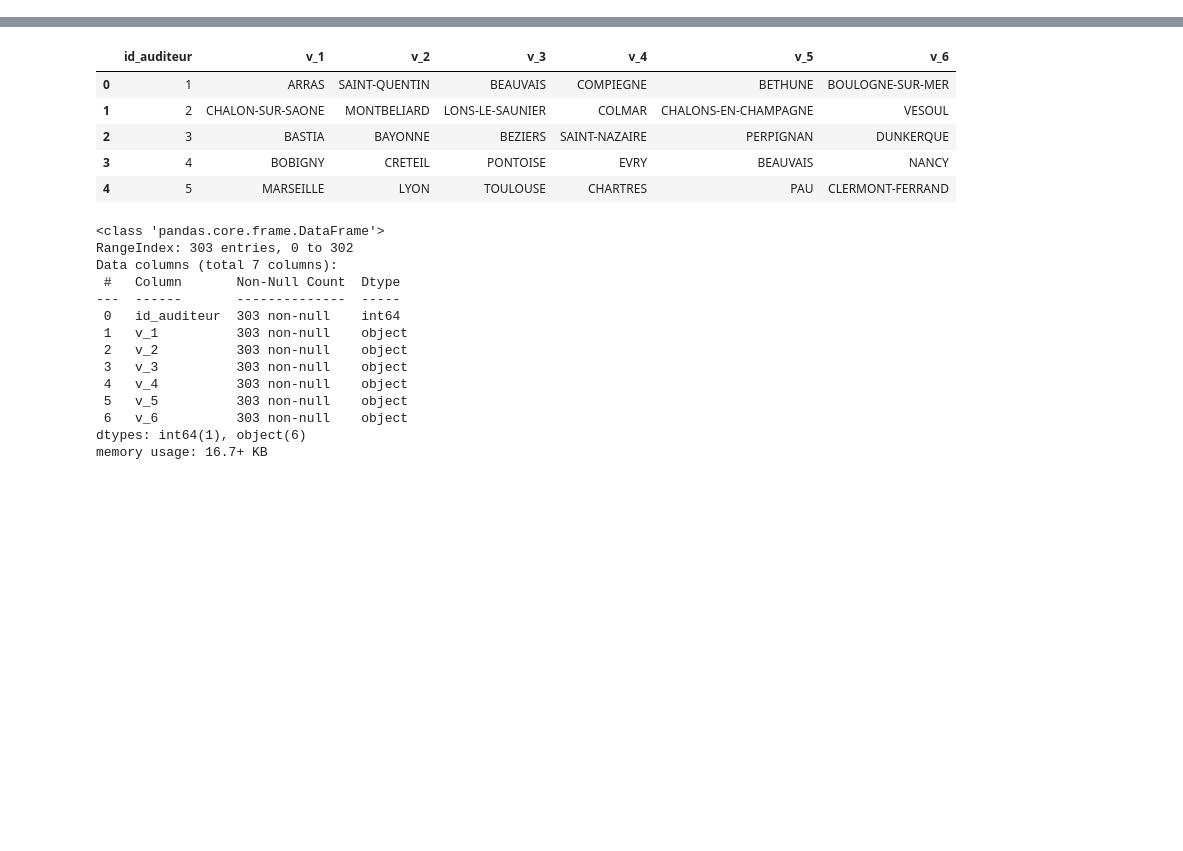
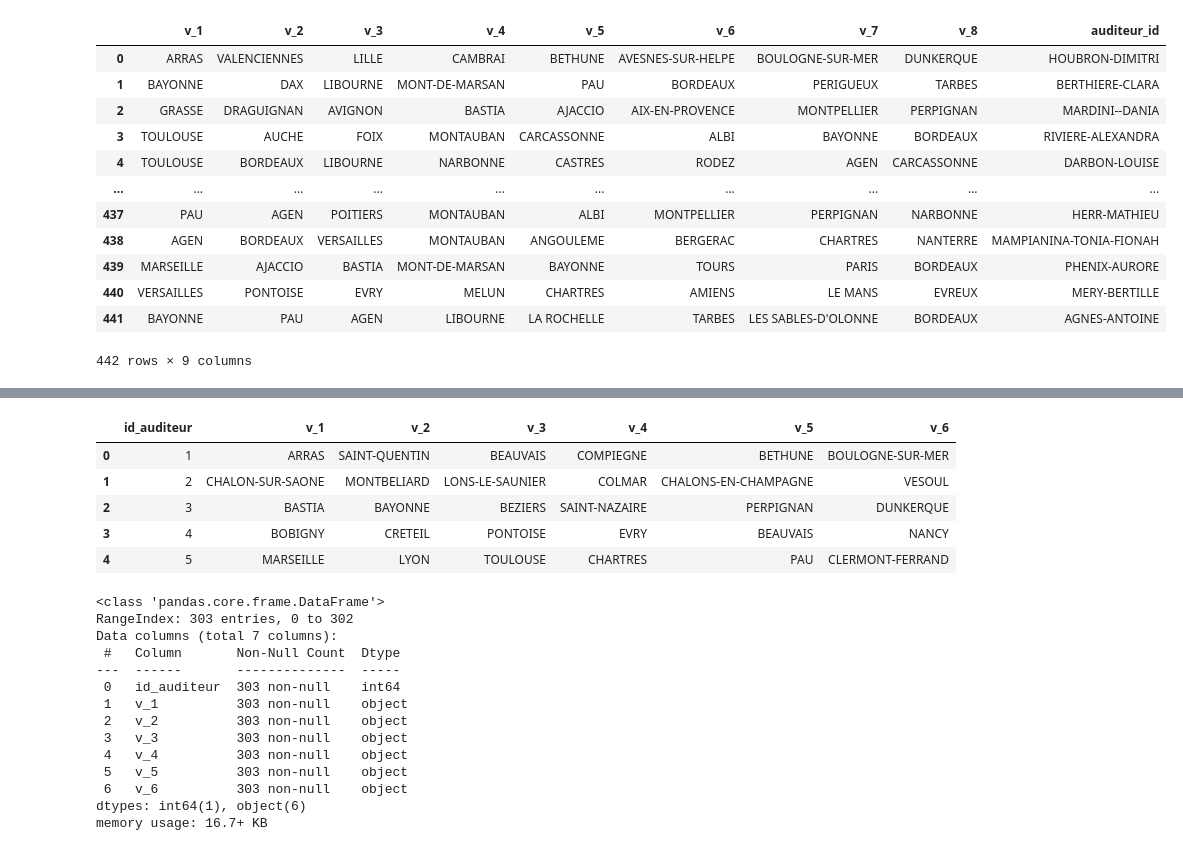
Before and after one commit to L1ttleFinger/repartition_enm, a Jupyter notebook: refactor/test.ipynb, the cells around one changed output, grey strips where cells are left out. Drawn from its saved outputs; the diff is of its cells as text; code cells hidden in the pictures; blank space fills up the shorter version.

```diff
--- a/refactor/test.ipynb
+++ b/refactor/test.ipynb
@@ -19,0 +23,29 @@ postes_df.head()
+# %%
+def clean_names(name):
+    replacements = {'BEAUVAIS': 'BEAUVAIX', 'AIX': 'AIX-EN-PROVENCE', 'BEZIER': 'BEZIERS', 'AUCH': 'AUCHE', 'CHARTES': 'CHARTRES', 'PERIGEUX': 'PERIGUEUX', 'STASBOURG': 'STRASBOURG', 'CARCASSONE': 'CARCASSONNE', 'TOULOU': 'TOULOUSE', 'SAINTE': 'SAINTES', 'VALENCIENNE':'VALENCIENNES',
+                    'BENSANCON':'BESANCON', 'CLERMON-FERRAND': 'CLERMONT-FERRAND', 'BRIVES-LA-GAILLARDE': 'BRIVE-LA-GAILLARDE', 'LAROCHELLE': 'LA ROCHELLE',
+                    'SAINT-BRIEUX': 'SAINT-BRIEUC', 'AMIEN': 'AMIENS', 'LES SABLES-D-OLONNE': "LES SABLES-D'OLONNE", 'ANNCEY': 'ANNECY',
+                    'VILLEFRANCE-SUR-SAONE': 'VILLEFRANCHE-SUR-SAONE', 'THONONS-LES-BAINS': 'THONON-LES-BAINS'
+                    }
+    name = unidecode(name).upper().strip()
+    if name[:3] == 'TJ ' or name[:3] == 'TJ-':
+        name = name[3:]
+    if name[:3] == 'ST ' or name[:3] == 'ST-':
+        name = 'SAINT-' + name[3:]
+    if (name[:2] == 'LA' or name[:2] == 'LE') and name[2] == '-':
+        name = name[:2] + ' ' + name[3:]
+    if name[:3] == 'LES' and name[3] == '-':
+        name = name[:3] + ' ' + name[4:]
+    name_list = name.split()
+    if len(name_list) >= 2:
+        if name_list[0] not in ['LES', 'LA', 'LE']:
+            name = name.replace(' ', '-')
+        else:
+            name = name_list[0] + ' ' + '-'.join(name_list[1:])
+    try:
+        name = replacements[name]
+    except:
+        pass
+    return name
+# %%
+sondage_df = sondage_df.map(clean_names)
@@ -19,0 +57,19 @@ postes_df.head()
+# %%
+villes_a_supprimer = ['VERDUN', 'CHAUMONT', 'SAINT-QUENTIN', 'FONTAINEBLEAU', 'DIGNE', 'SENS']
+filter = sondage_df['v_1'].isin(villes_a_supprimer) | sondage_df['v_2'].isin(villes_a_supprimer) | sondage_df['v_3'].isin(villes_a_supprimer) | sondage_df['v_4'].isin(villes_a_supprimer) | sondage_df['v_5'].isin(villes_a_supprimer) | sondage_df['v_6'].isin(villes_a_supprimer) | sondage_df['v_7'].isin(villes_a_supprimer) | sondage_df['v_8'].isin(villes_a_supprimer)
+sondage_df = sondage_df.drop(sondage_df[filter].index).reset_index(drop=True)
+sondage_df
+# %% [output]
+|  | v_1 | v_2 | v_3 | v_4 | v_5 | v_6 | v_7 | v_8 | auditeur_id |
+| 0 | ARRAS | VALENCIENNES | LILLE | CAMBRAI | BETHUNE | AVESNES-SUR-HELPE | BOULOGNE-SUR-MER | DUNKERQUE | HOUBRON-DIMITRI |
+| 1 | BAYONNE | DAX | LIBOURNE | MONT-DE-MARSAN | PAU | BORDEAUX | PERIGUEUX | TARBES | BERTHIERE-CLARA |
+| 2 | GRASSE | DRAGUIGNAN | AVIGNON | BASTIA | AJACCIO | AIX-EN-PROVENCE | MONTPELLIER | PERPIGNAN | MARDINI--DANIA |
+| 3 | TOULOUSE | AUCHE | FOIX | MONTAUBAN | CARCASSONNE | ALBI | BAYONNE | BORDEAUX | RIVIERE-ALEXANDRA |
+| 4 | TOULOUSE | BORDEAUX | LIBOURNE | NARBONNE | CASTRES | RODEZ | AGEN | CARCASSONNE | DARBON-LOUISE |
+| ... | ... | ... | ... | ... | ... | ... | ... | ... | ... |
+| 437 | PAU | AGEN | POITIERS | MONTAUBAN | ALBI | MONTPELLIER | PERPIGNAN | NARBONNE | HERR-MATHIEU |
+| 438 | AGEN | BORDEAUX | VERSAILLES | MONTAUBAN | ANGOULEME | BERGERAC | CHARTRES | NANTERRE | MAMPIANINA-TONIA-FIONAH |
+| 439 | MARSEILLE | AJACCIO | BASTIA | MONT-DE-MARSAN | BAYONNE | TOURS | PARIS | BORDEAUX | PHENIX-AURORE |
+| 440 | VERSAILLES | PONTOISE | EVRY | MELUN | CHARTRES | AMIENS | LE MANS | EVREUX | MERY-BERTILLE |
+| 441 | BAYONNE | PAU | AGEN | LIBOURNE | LA ROCHELLE | TARBES | LES SABLES-D'OLONNE | BORDEAUX | AGNES-ANTOINE |
+442 rows × 9 columns
```
Also changed, not shown: parts of 22 cells of this notebook, 20 other files.
